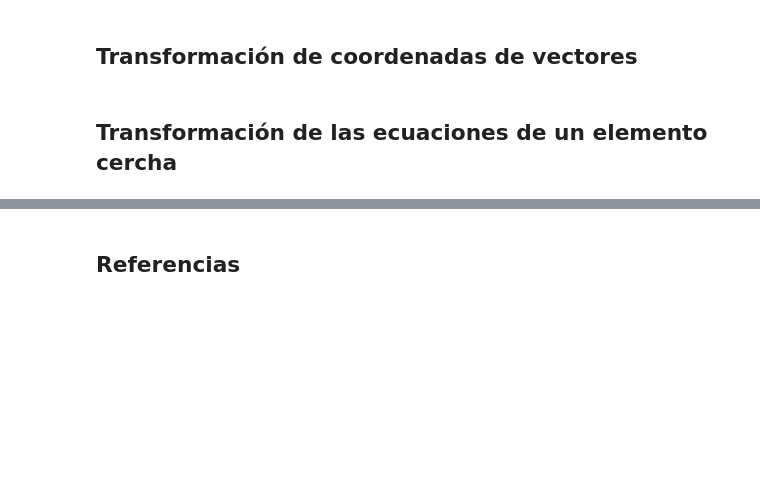
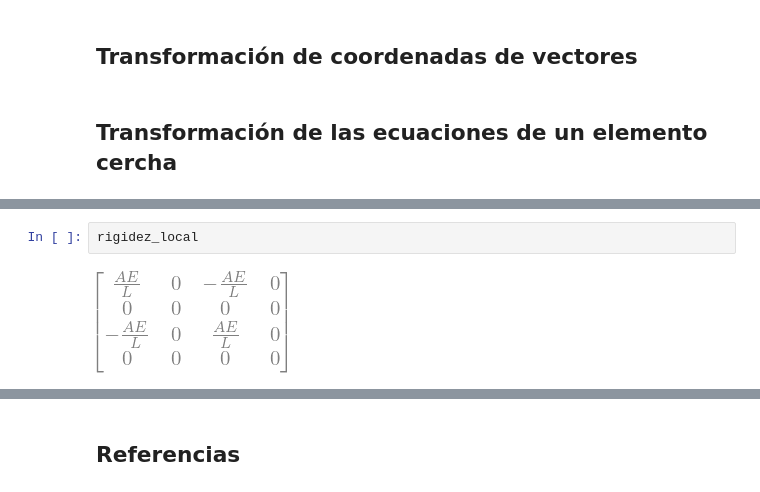
Before and after one commit to AppliedMechanics-EAFIT/modelacion_computacional, a Jupyter notebook: notebooks/07b_cerchas_cambio_coordenadas.ipynb, the cells around one changed output, grey strips where cells are left out. Saved outputs shown, nothing was run; the diff lists cells and outputs as text; blank space fills up the shorter version.

```diff
--- a/notebooks/07b_cerchas_cambio_coordenadas.ipynb
+++ b/notebooks/07b_cerchas_cambio_coordenadas.ipynb
@@ -12,0 +134,4 @@ init_session()
+# %%
+rigidez_local
+# %% [output]
+[figure, added]
```
Also changed, not shown: parts of 14 cells of this notebook, 5 other files.
